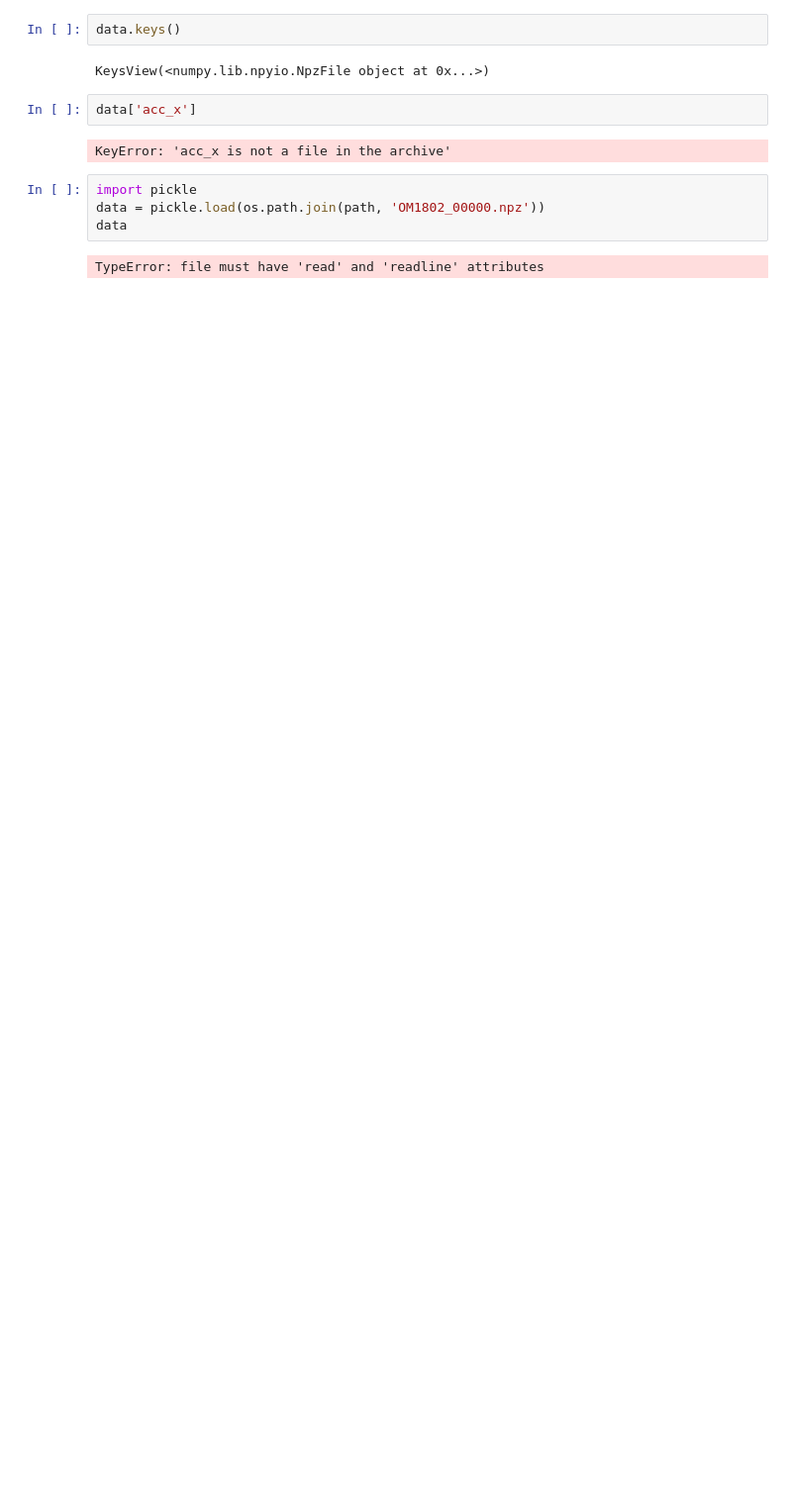
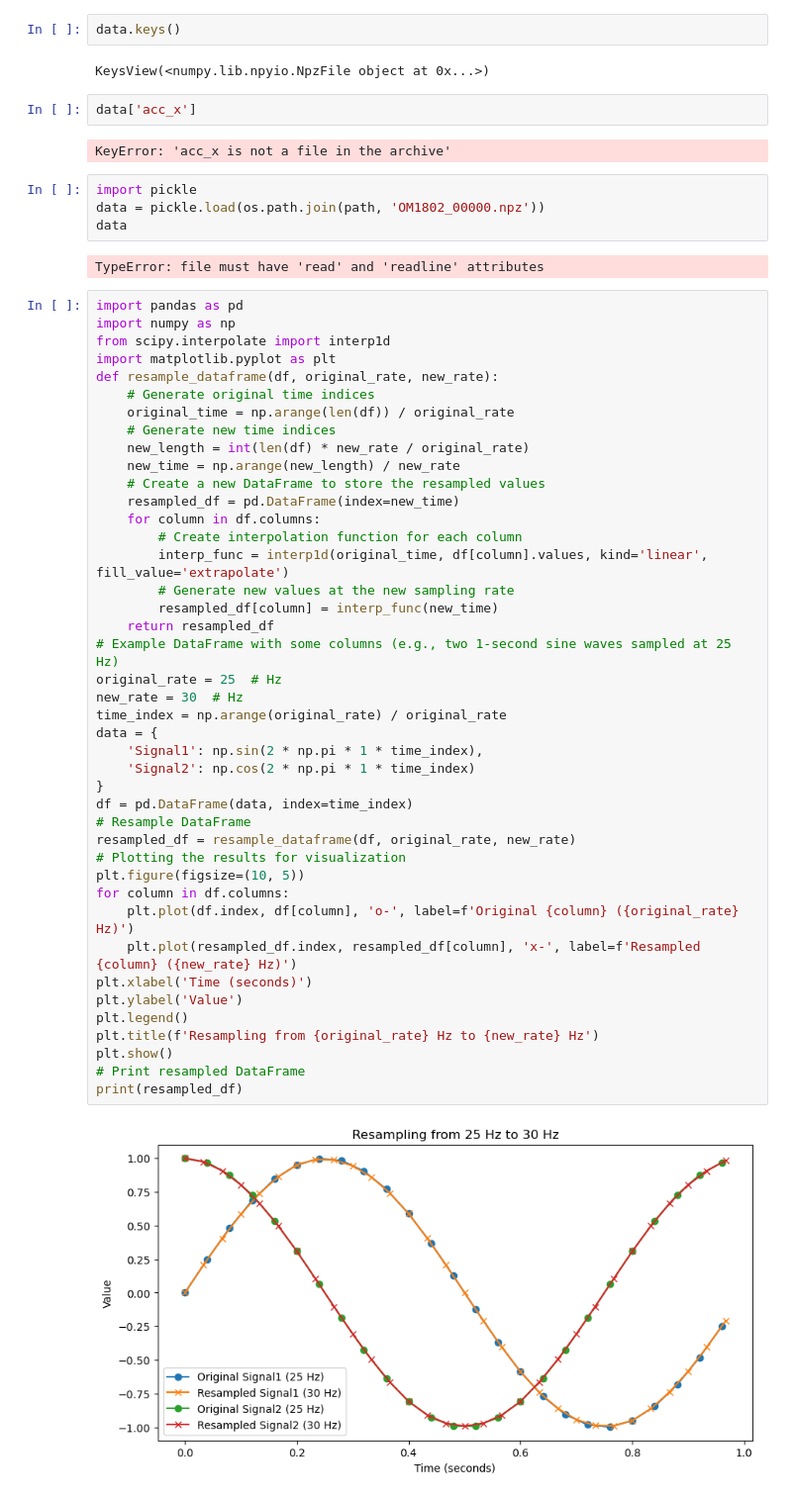
Before and after one commit to maplor/DeepView, a Jupyter notebook: deepview/visual.ipynb, the cells around one changed output. Shown at 99% size. Drawn from its saved outputs; the diff is of its cells as text; blank space fills up the shorter version.

```diff
--- a/deepview/visual.ipynb
+++ b/deepview/visual.ipynb
@@ -76,3 +76,47 @@ data = pickle.load(os.path.join(path, 'OM1802_00000.npz'))
 data
 # %% [output]
 TypeError: file must have 'read' and 'readline' attributes
+# %%
+import pandas as pd
+import numpy as np
+from scipy.interpolate import interp1d
+import matplotlib.pyplot as plt
+def resample_dataframe(df, original_rate, new_rate):
+    # Generate original time indices
+    original_time = np.arange(len(df)) / original_rate
+    # Generate new time indices
+    new_length = int(len(df) * new_rate / original_rate)
+    new_time = np.arange(new_length) / new_rate
+    # Create a new DataFrame to store the resampled values
+    resampled_df = pd.DataFrame(index=new_time)
+    for column in df.columns:
+        # Create interpolation function for each column
+        interp_func = interp1d(original_time, df[column].values, kind='linear', fill_value='extrapolate')
+        # Generate new values at the new sampling rate
+        resampled_df[column] = interp_func(new_time)
+    return resampled_df
+# Example DataFrame with some columns (e.g., two 1-second sine waves sampled at 25 Hz)
+original_rate = 25  # Hz
+new_rate = 30  # Hz
+time_index = np.arange(original_rate) / original_rate
+data = {
+    'Signal1': np.sin(2 * np.pi * 1 * time_index),
+    'Signal2': np.cos(2 * np.pi * 1 * time_index)
+}
+df = pd.DataFrame(data, index=time_index)
+# Resample DataFrame
+resampled_df = resample_dataframe(df, original_rate, new_rate)
+# Plotting the results for visualization
+plt.figure(figsize=(10, 5))
+for column in df.columns:
+    plt.plot(df.index, df[column], 'o-', label=f'Original {column} ({original_rate} Hz)')
+    plt.plot(resampled_df.index, resampled_df[column], 'x-', label=f'Resampled {column} ({new_rate} Hz)')
+plt.xlabel('Time (seconds)')
+plt.ylabel('Value')
+plt.legend()
+plt.title(f'Resampling from {original_rate} Hz to {new_rate} Hz')
+plt.show()
+# Print resampled DataFrame
+print(resampled_df)
+# %% [output]
+[figure, added]
```
Also changed, not shown: parts of 2 cells of this notebook, 14 other files.
